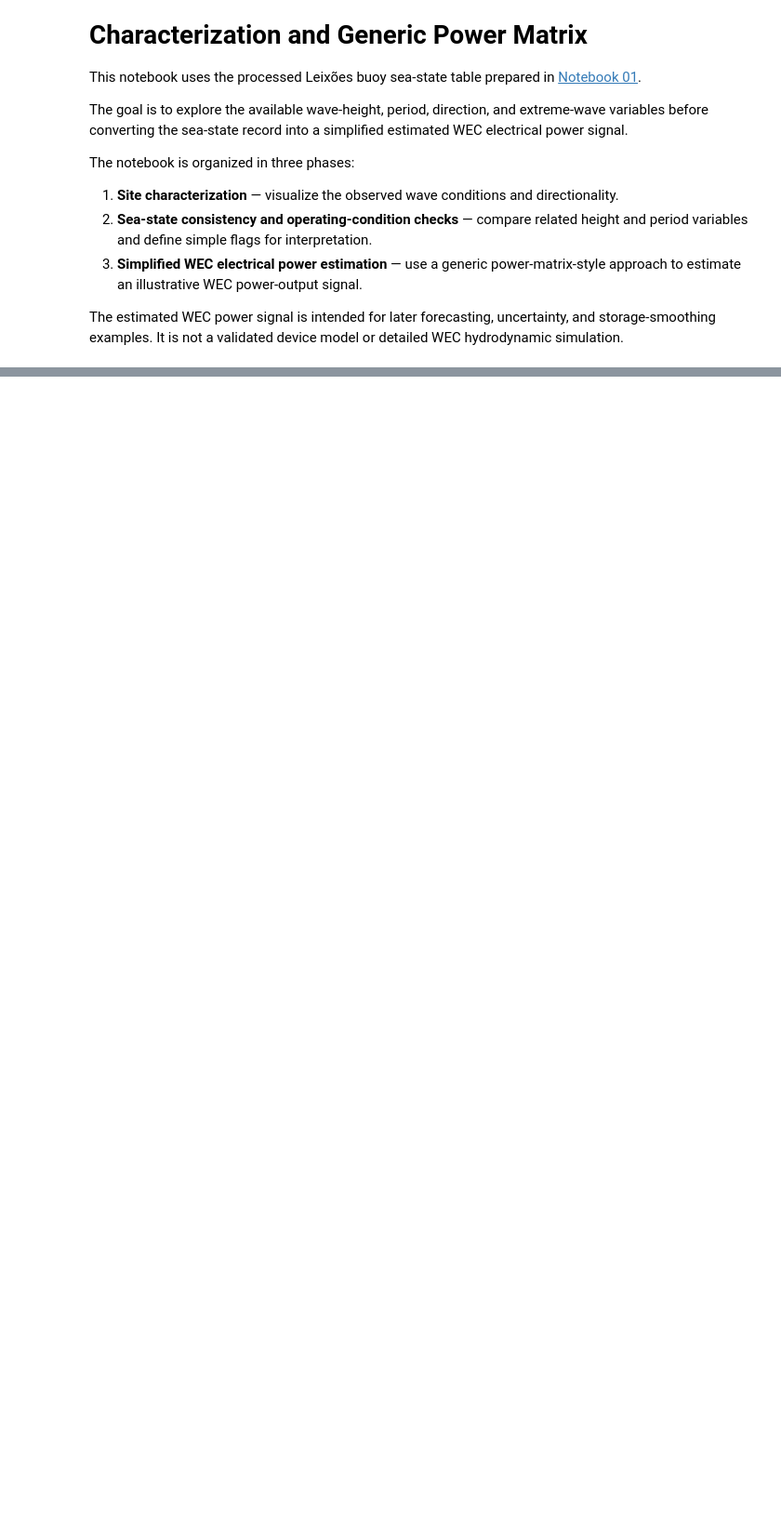
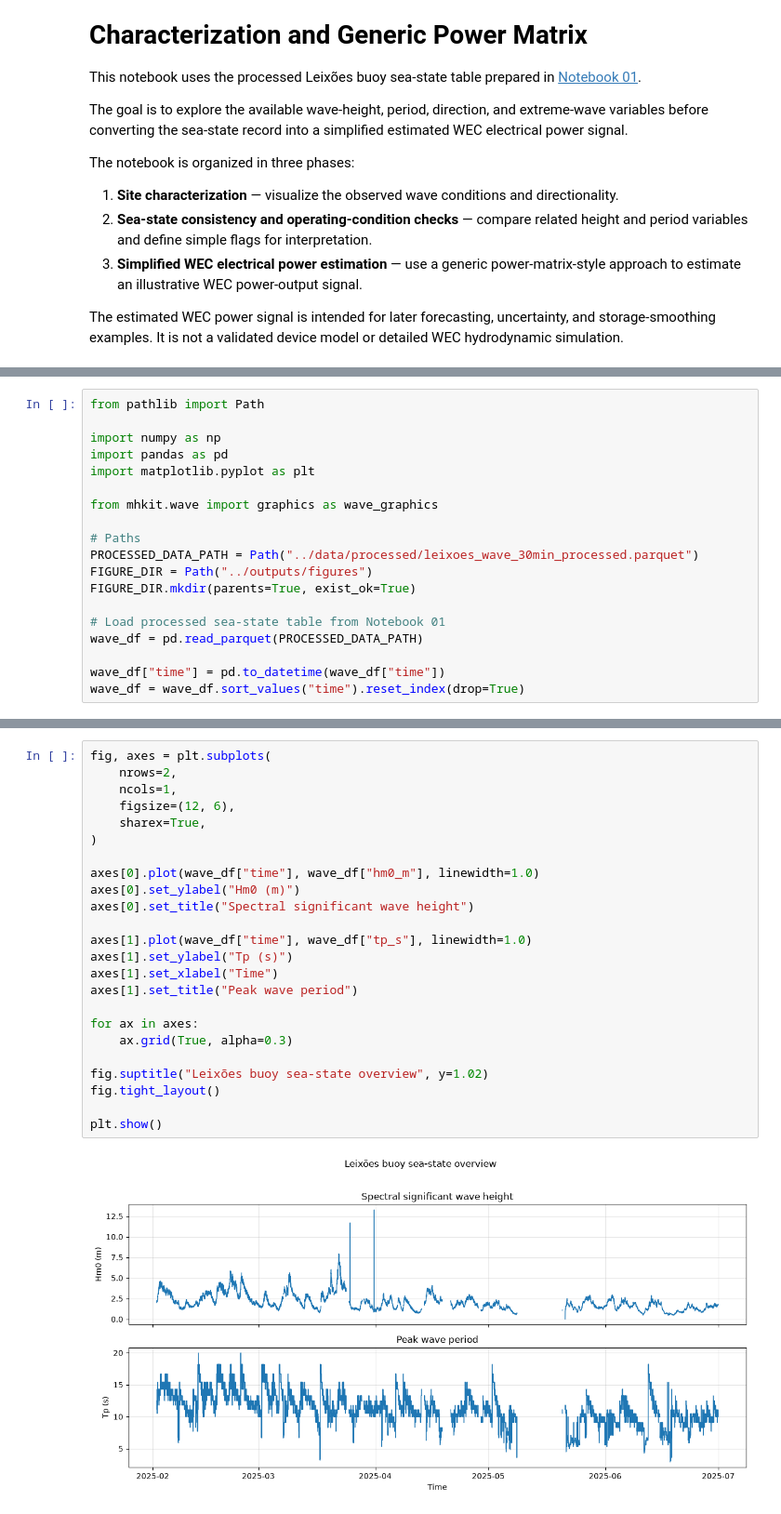
Before and after one commit to ChouaibB/wave-energy-forecasting-storage-ml, a Jupyter notebook: notebooks/02_wec_power_estimation.ipynb, the cells around one changed output, grey strips where cells are left out. Shown at 93% size. Drawn from its saved outputs; the diff is of its cells as text; blank space fills up the shorter version.

Commit message:
loading data + visualizing Hm0 and Tp

```diff
--- a/notebooks/02_wec_power_estimation.ipynb
+++ b/notebooks/02_wec_power_estimation.ipynb
@@ -18,0 +30,19 @@ The estimated WEC power signal is intended for later forecasting, uncertainty, a
+# %%
+from pathlib import Path
+
+import numpy as np
+import pandas as pd
+import matplotlib.pyplot as plt
+
+from mhkit.wave import graphics as wave_graphics
+
+# Paths
+PROCESSED_DATA_PATH = Path("../data/processed/leixoes_wave_30min_processed.parquet")
+FIGURE_DIR = Path("../outputs/figures")
+FIGURE_DIR.mkdir(parents=True, exist_ok=True)
+
+# Load processed sea-state table from Notebook 01
+wave_df = pd.read_parquet(PROCESSED_DATA_PATH)
+
+wave_df["time"] = pd.to_datetime(wave_df["time"])
+wave_df = wave_df.sort_values("time").reset_index(drop=True)
@@ -18,0 +53,26 @@ The estimated WEC power signal is intended for later forecasting, uncertainty, a
+# %%
+fig, axes = plt.subplots(
+    nrows=2,
+    ncols=1,
+    figsize=(12, 6),
+    sharex=True,
+)
+
+axes[0].plot(wave_df["time"], wave_df["hm0_m"], linewidth=1.0)
+axes[0].set_ylabel("Hm0 (m)")
+axes[0].set_title("Spectral significant wave height")
+
+axes[1].plot(wave_df["time"], wave_df["tp_s"], linewidth=1.0)
+axes[1].set_ylabel("Tp (s)")
+axes[1].set_xlabel("Time")
+axes[1].set_title("Peak wave period")
+
+for ax in axes:
+    ax.grid(True, alpha=0.3)
+
+fig.suptitle("Leixões buoy sea-state overview", y=1.02)
+fig.tight_layout()
+
+plt.show()
+# %% [output]
+[figure, added]
```
Also changed, not shown: parts of 5 cells of this notebook.
